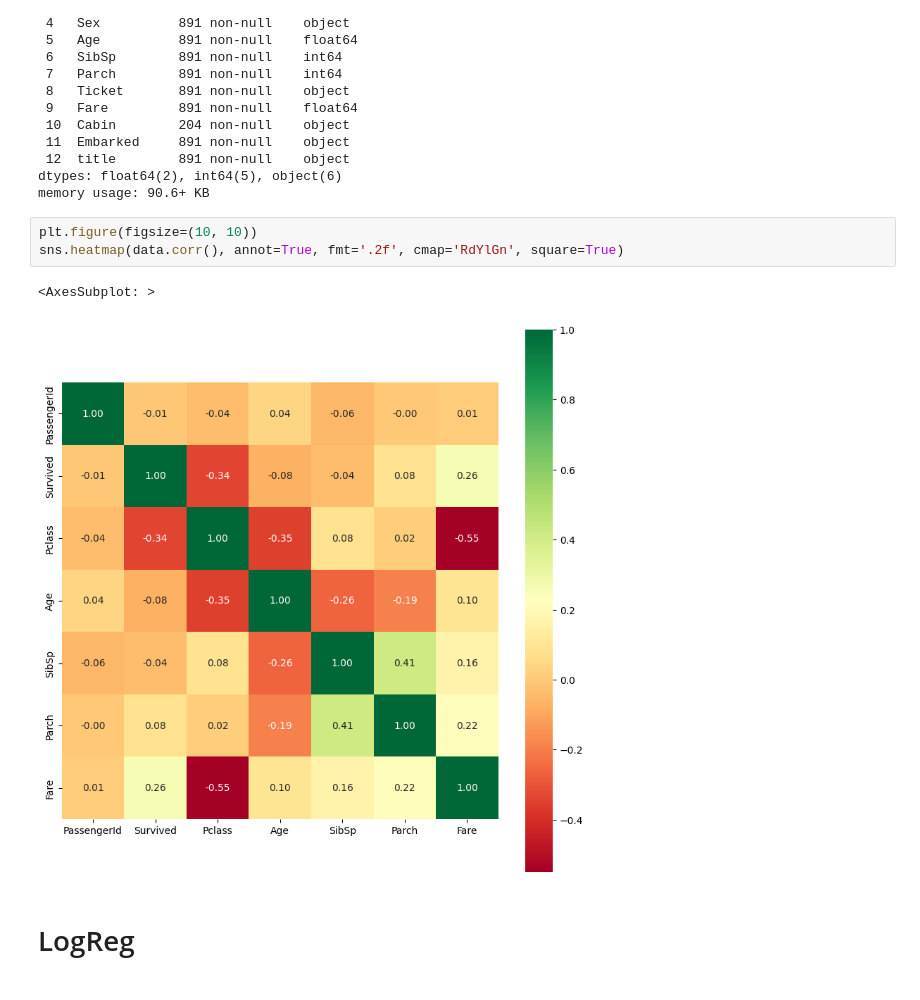
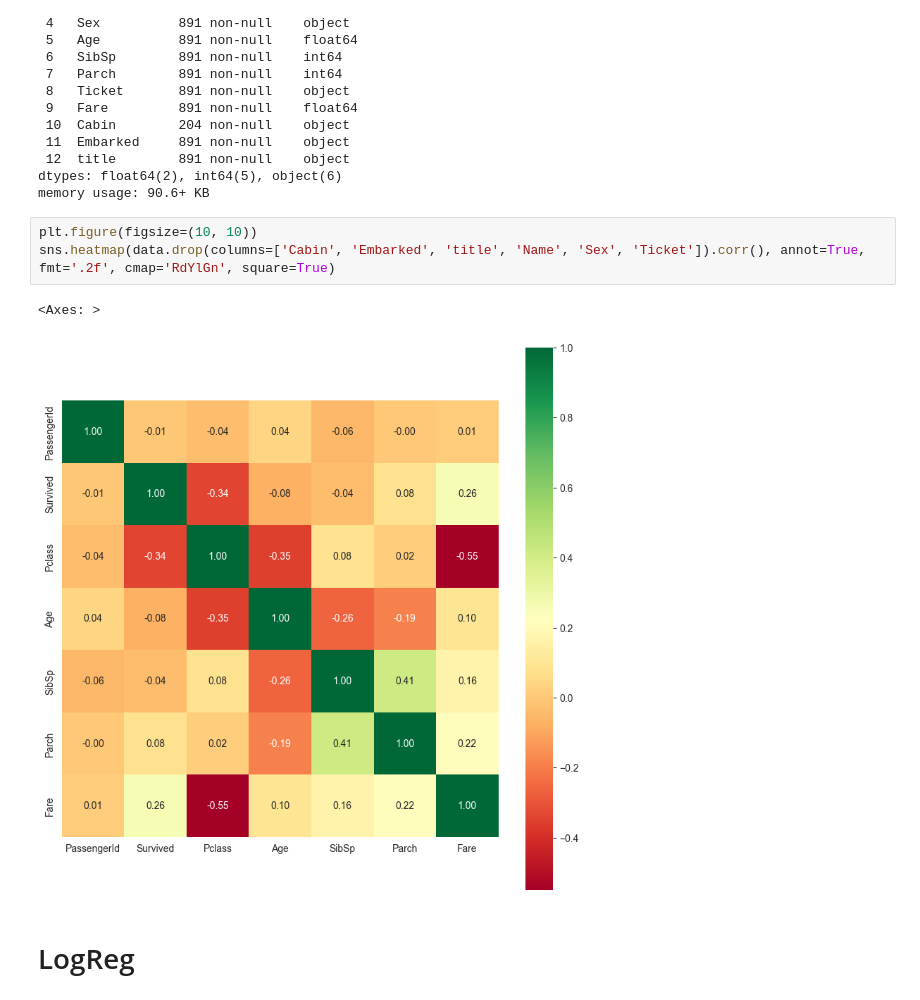
Before and after one commit to gultiaeva/M23ML, a Jupyter notebook: lesson2_1/lesson1.ipynb, the cells around one changed output. Drawn from its saved outputs; the diff is of its cells as text.

```diff
--- a/lesson2_1/lesson1.ipynb
+++ b/lesson2_1/lesson1.ipynb
@@ -505,10 +521,10 @@ dtypes: float64(2), int64(5), object(6)
 memory usage: 90.6+ KB
 # %%
 plt.figure(figsize=(10, 10))
-sns.heatmap(data.corr(), annot=True, fmt='.2f', cmap='RdYlGn', square=True)
+sns.heatmap(data.drop(columns=['Cabin', 'Embarked', 'title', 'Name', 'Sex', 'Ticket']).corr(), annot=True, fmt='.2f', cmap='RdYlGn', square=True)
 # %% [output]
-<AxesSubplot: >
+<Axes: >
-[figure, old version]
+[figure, new version]
 # %% [markdown]
 # LogReg
 # %%
```
Also changed, not shown: parts of 24 cells of this notebook.
